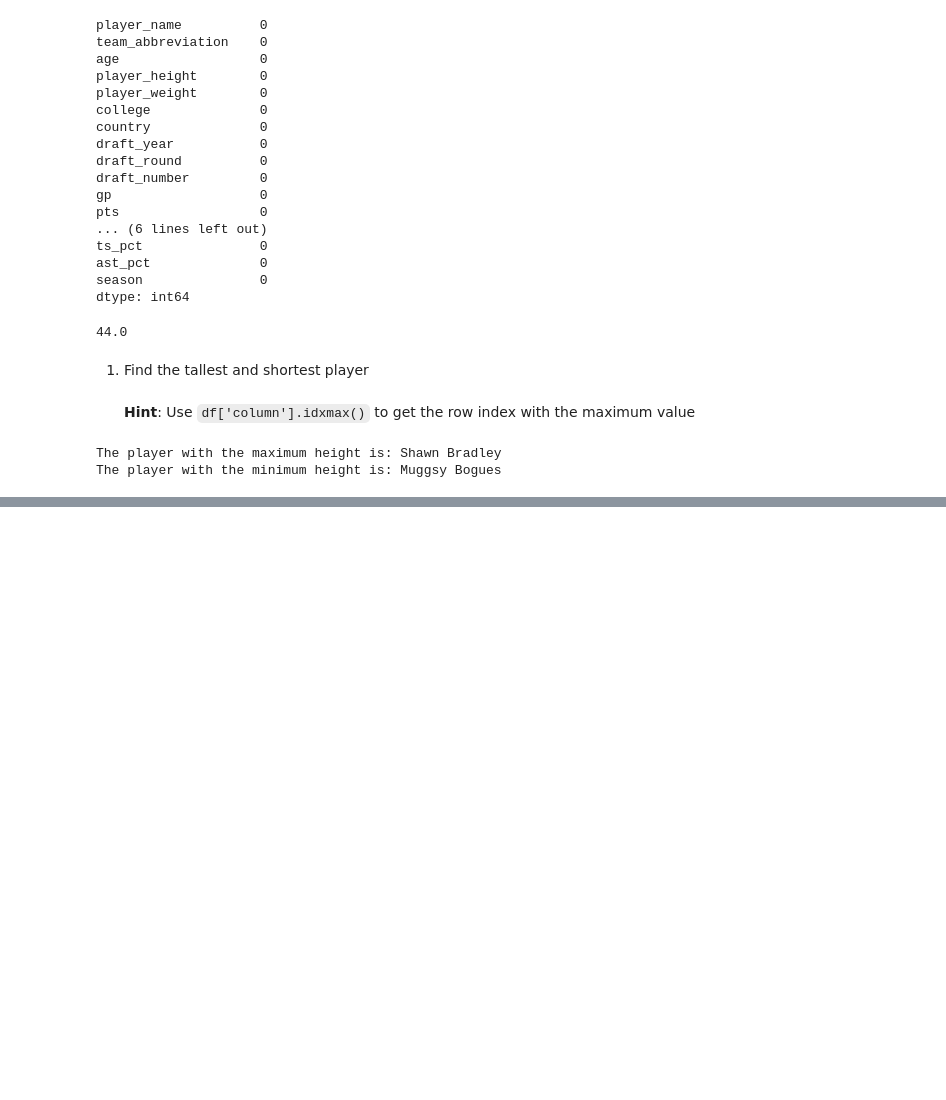
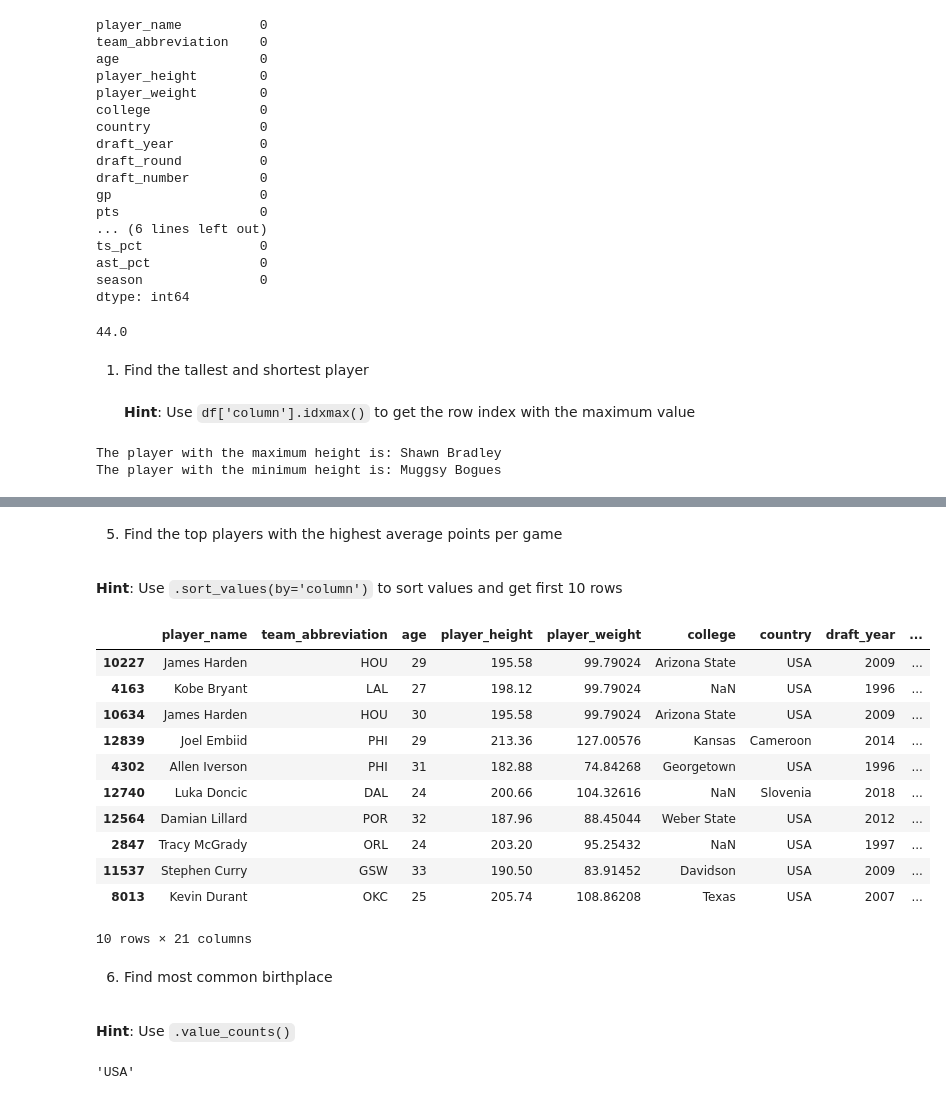
Before and after one commit to gacevedot/sports_coding_club, a Jupyter notebook: Week4/week4_answers.ipynb, the cells around one changed output, grey strips where cells are left out. Cells and saved outputs as stored; diff of their text form; code cells hidden in the pictures; blank space fills up the shorter version.

```diff
--- a/Week4/week4_answers.ipynb
+++ b/Week4/week4_answers.ipynb
@@ -179,0 +256,36 @@ df_nba.groupby('team_abbreviation').sum()
+# %% [markdown]
+5. Find the top players with the highest average points per game
+<br><br>
+
+**Hint**: Use `.sort_values(by='column')` to sort values and get first 10 rows
+# %%
+# Sort your dataframe by a column
+df_nba_sorted = df_nba.sort_values(by='pts', ascending=False)
+df_nba_sorted.iloc[:10] # get the first 10 rows
+# %% [output]
+|  | player_name | team_abbreviation | age | player_height | player_weight | college | country | draft_year | ... |
+| 10227 | James Harden | HOU | 29 | 195.58 | 99.79024 | Arizona State | USA | 2009 | ... |
+| 4163 | Kobe Bryant | LAL | 27 | 198.12 | 99.79024 | NaN | USA | 1996 | ... |
+| 10634 | James Harden | HOU | 30 | 195.58 | 99.79024 | Arizona State | USA | 2009 | ... |
+| 12839 | Joel Embiid | PHI | 29 | 213.36 | 127.00576 | Kansas | Cameroon | 2014 | ... |
+| 4302 | Allen Iverson | PHI | 31 | 182.88 | 74.84268 | Georgetown | USA | 1996 | ... |
+| 12740 | Luka Doncic | DAL | 24 | 200.66 | 104.32616 | NaN | Slovenia | 2018 | ... |
+| 12564 | Damian Lillard | POR | 32 | 187.96 | 88.45044 | Weber State | USA | 2012 | ... |
+| 2847 | Tracy McGrady | ORL | 24 | 203.20 | 95.25432 | NaN | USA | 1997 | ... |
+| 11537 | Stephen Curry | GSW | 33 | 190.50 | 83.91452 | Davidson | USA | 2009 | ... |
+| 8013 | Kevin Durant | OKC | 25 | 205.74 | 108.86208 | Texas | USA | 2007 | ... |
+10 rows × 21 columns
+# %% [markdown]
+6. Find most common birthplace
+<br><br>
+
+**Hint**: Use `.value_counts()`
+# %%
+# Show the number of players from each country
+df_nba['country'].value_counts()
+type(df_nba['country'].value_counts()) # it is a pandas series
+
+# Get index label of a pandas series
+df_nba['country'].value_counts().index[0]
+# %% [output]
+'USA'
```
Also changed, not shown: parts of 9 cells of this notebook, 1 other file.
